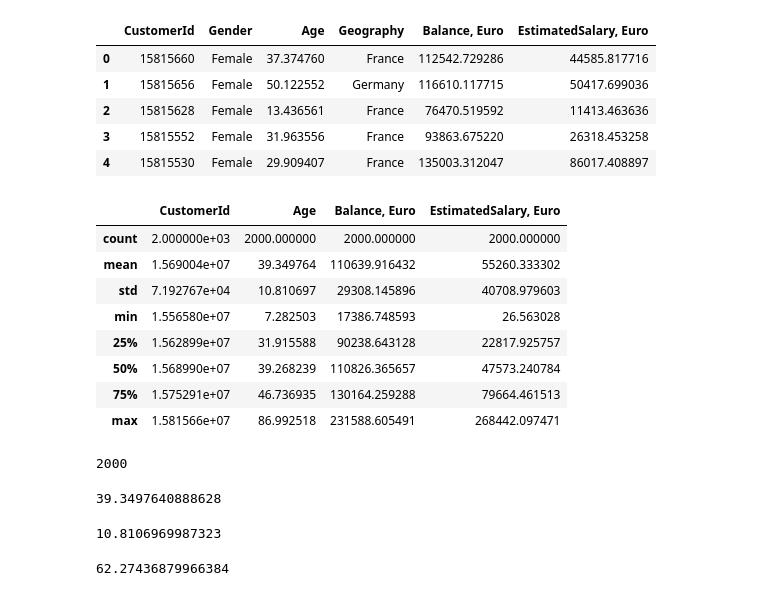
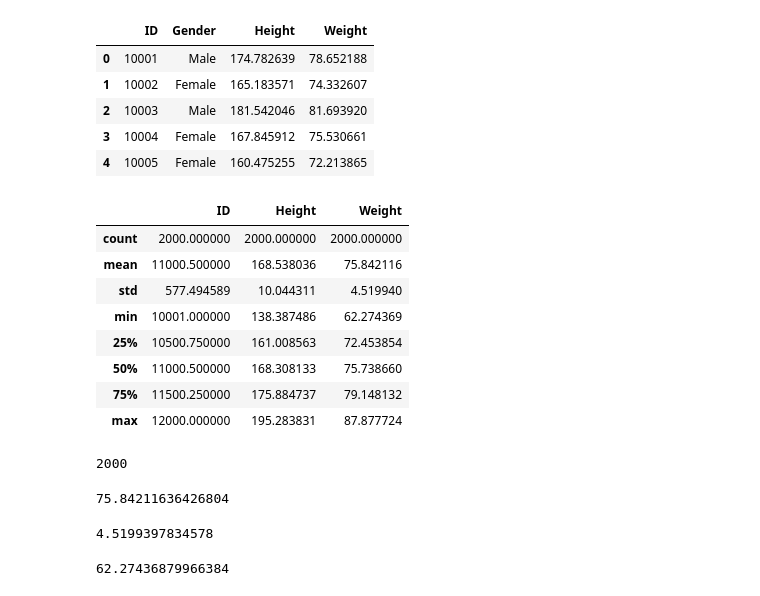
Before and after one commit to sky16k/fps, a Jupyter notebook: основы_стат.ipynb, the cells around one changed output. Cells and saved outputs as stored; diff of their text form; code cells hidden in the pictures.

```diff
--- a/основы_стат.ipynb
+++ b/основы_стат.ipynb
@@ -3,27 +3,27 @@
 # %%
 import pandas as pd #подключение библ pandas
 # %%
-df=pd.read_excel('FPS_hw_1_df_1_bank_customer.xlsx') #вызов ф.xls и обозначение как df
+df=pd.read_excel('FPS_lecture_df_0_height-weignt.xlsx') #вызов ф.xls и обозначение как df
 df.head()     #показать первые строки
 # %% [output]
-|  | CustomerId | Gender | Age | Geography | Balance, Euro | EstimatedSalary, Euro |
-| 0 | 15815660 | Female | 37.374760 | France | 112542.729286 | 44585.817716 |
-| 1 | 15815656 | Female | 50.122552 | Germany | 116610.117715 | 50417.699036 |
-| 2 | 15815628 | Female | 13.436561 | France | 76470.519592 | 11413.463636 |
-| 3 | 15815552 | Female | 31.963556 | France | 93863.675220 | 26318.453258 |
-| 4 | 15815530 | Female | 29.909407 | France | 135003.312047 | 86017.408897 |
+|  | ID | Gender | Height | Weight |
+| 0 | 10001 | Male | 174.782639 | 78.652188 |
+| 1 | 10002 | Female | 165.183571 | 74.332607 |
+| 2 | 10003 | Male | 181.542046 | 81.693920 |
+| 3 | 10004 | Female | 167.845912 | 75.530661 |
+| 4 | 10005 | Female | 160.475255 | 72.213865 |
 # %%
 df.describe()   #показать основные стат параметры
 # %% [output]
-|  | CustomerId | Age | Balance, Euro | EstimatedSalary, Euro |
-| count | 2.000000e+03 | 2000.000000 | 2000.000000 | 2000.000000 |
-| mean | 1.569004e+07 | 39.349764 | 110639.916432 | 55260.333302 |
-| std | 7.192767e+04 | 10.810697 | 29308.145896 | 40708.979603 |
-| min | 1.556580e+07 | 7.282503 | 17386.748593 | 26.563028 |
-| 25% | 1.562899e+07 | 31.915588 | 90238.643128 | 22817.925757 |
-| 50% | 1.568990e+07 | 39.268239 | 110826.365657 | 47573.240784 |
-| 75% | 1.575291e+07 | 46.736935 | 130164.259288 | 79664.461513 |
-| max | 1.581566e+07 | 86.992518 | 231588.605491 | 268442.097471 |
+|  | ID | Height | Weight |
+| count | 2000.000000 | 2000.000000 | 2000.000000 |
+| mean | 11000.500000 | 168.538036 | 75.842116 |
+| std | 577.494589 | 10.044311 | 4.519940 |
+| min | 10001.000000 | 138.387486 | 62.274369 |
+| 25% | 10500.750000 | 161.008563 | 72.453854 |
+| 50% | 11000.500000 | 168.308133 | 75.738660 |
+| 75% | 11500.250000 | 175.884737 | 79.148132 |
+| max | 12000.000000 | 195.283831 | 87.877724 |
 # %%
 import statistics as st #подключение библ statistics
 # %%
@@ -31,13 +31,13 @@ df['Age'].count() #кол-во значений в колонке
 # %% [output]
 2000
 # %%
-st.mean(df['Age']) #среднее знач по колонке
+st.mean(df['Weight']) #среднее знач по колонке
 # %% [output]
-39.3497640888628
+75.84211636426804
 # %%
-st.stdev(df['Age']) #станд откл
+st.stdev(df['Weight']) #станд откл
 # %% [output]
-10.8106969987323
+4.5199397834578
 # %%
 df['Weight'].min()
 # %% [output]
```
Also changed, not shown: parts of 1 cell of this notebook.
